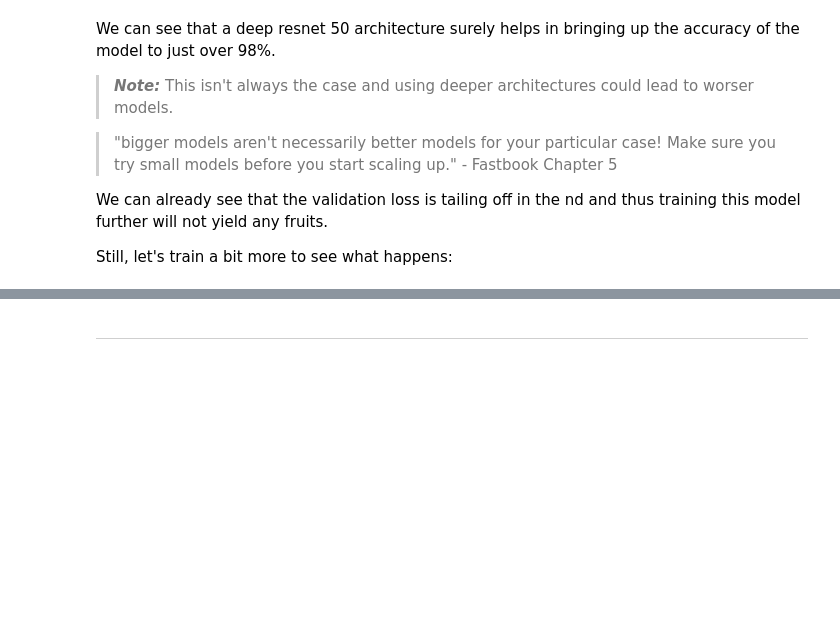
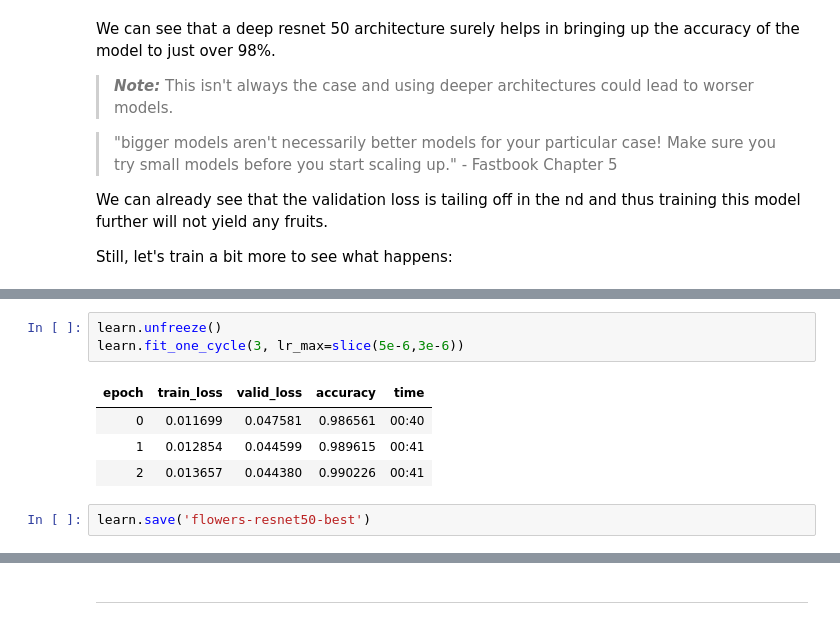
Before and after one commit to harish3110/my_fastai_notebooks, a Jupyter notebook: Vision/2020-03-30-Improving model.ipynb, the cells around one changed output, grey strips where cells are left out. Cells and saved outputs as stored; diff of their text form; blank space fills up the shorter version.

```diff
--- a/Vision/2020-03-30-Improving model.ipynb
+++ b/Vision/2020-03-30-Improving model.ipynb
@@ -485,0 +495,10 @@ KeyboardInterrupt:
+# %%
+learn.unfreeze()
+learn.fit_one_cycle(3, lr_max=slice(5e-6,3e-6))
+# %% [output]
+| epoch | train_loss | valid_loss | accuracy | time |
+| 0 | 0.011699 | 0.047581 | 0.986561 | 00:40 |
+| 1 | 0.012854 | 0.044599 | 0.989615 | 00:41 |
+| 2 | 0.013657 | 0.044380 | 0.990226 | 00:41 |
+# %%
+learn.save('flowers-resnet50-best')
```
Also changed, not shown: parts of 8 cells of this notebook.
